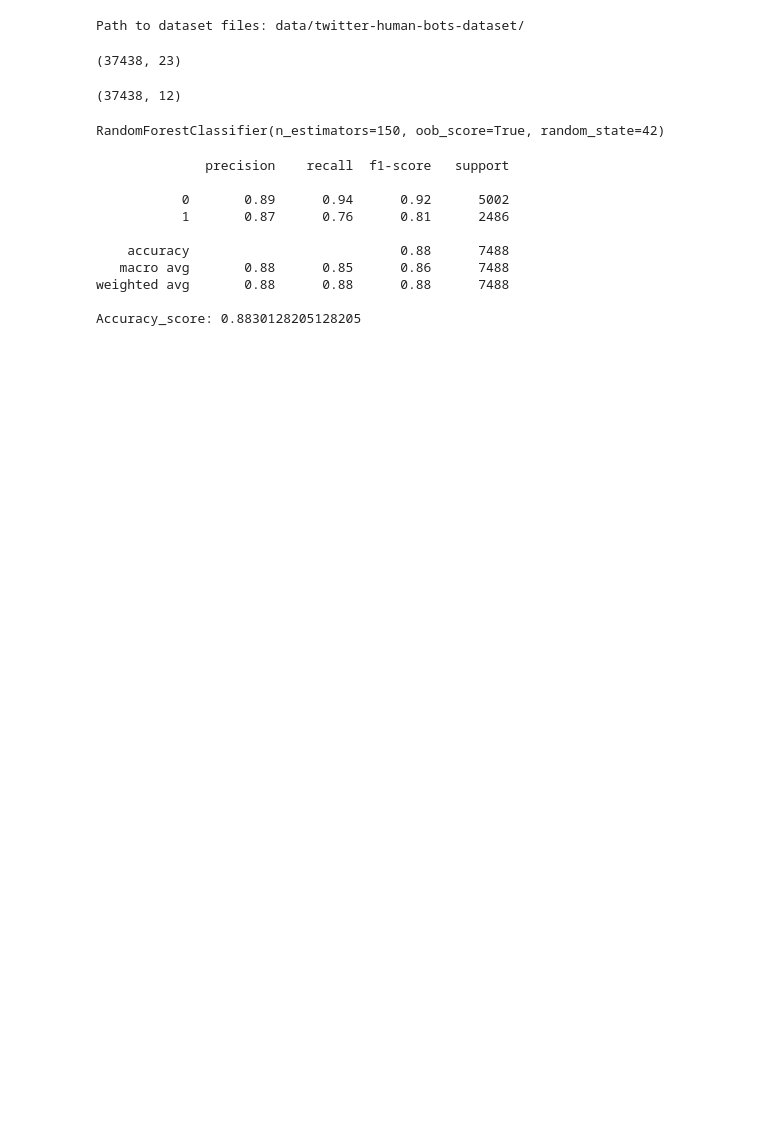
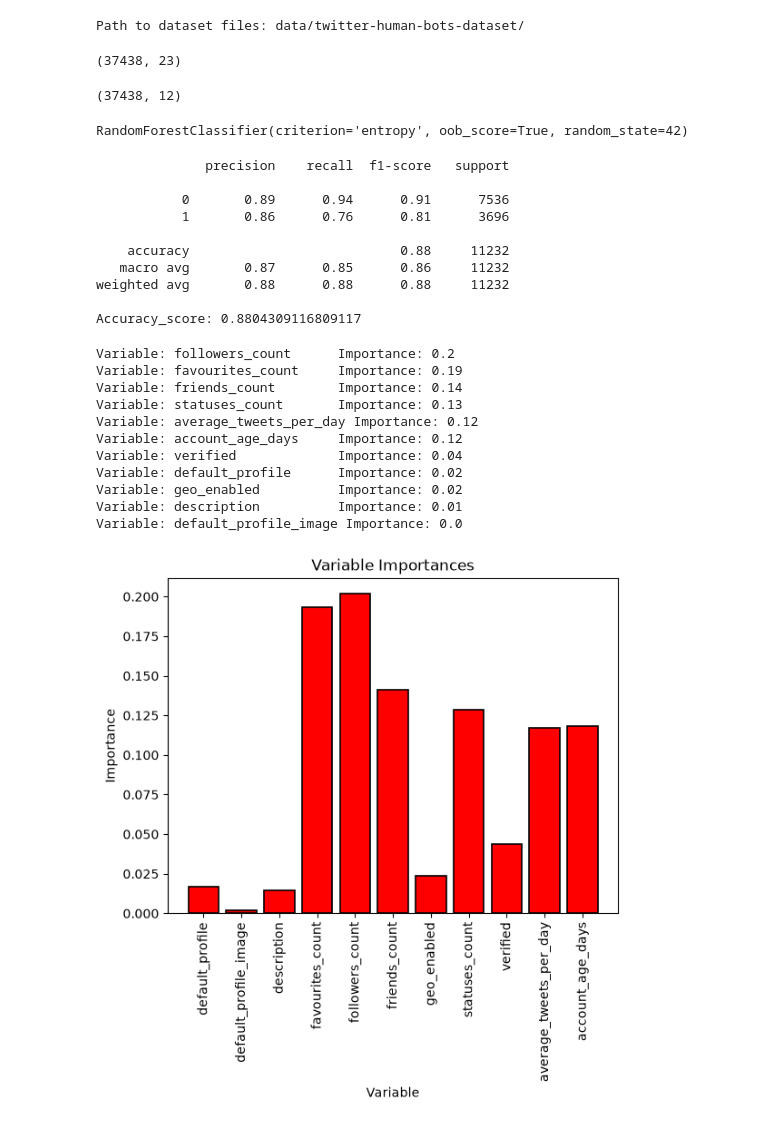
Before and after one commit to IchiroBanskota/Bot-Detection, a Jupyter notebook: Bot_Detection.ipynb, the cells around one changed output. Saved outputs shown, nothing was run; the diff lists cells and outputs as text; code cells hidden in the pictures; blank space fills up the shorter version.

```diff
--- a/Bot_Detection.ipynb
+++ b/Bot_Detection.ipynb
@@ -64,36 +69,73 @@ print(df.shape)
 y = df['account_type']
 x = df.drop(columns=['account_type'])
 
+# List of features for later use
+feature_list = list(x.columns)
+
 x_train, x_test, y_train, y_test = train_test_split(
     x, y,
-    test_size=0.2,
+    test_size=0.3,
     random_state=42
 )
 # %%
-# Model used.
-model = RandomForestClassifier(
-    n_estimators=150,
+# Random forest.
+rf_model = RandomForestClassifier(
+    n_estimators=100,
     random_state=42,
     oob_score=True,
+    criterion='entropy',
 )
 
-model.fit(x_train, y_train)
+rf_model.fit(x_train, y_train)
 # %% [output]
-RandomForestClassifier(n_estimators=150, oob_score=True, random_state=42)
+RandomForestClassifier(criterion='entropy', oob_score=True, random_state=42)
 # %%
-# Results.
-y_pred = model.predict(x_test)
+# Random forest results.
+rf_y_pred = rf_model.predict(x_test)
 
-print(classification_report(y_test, y_pred))
-print("Accuracy_score:", accuracy_score(y_test, y_pred))
+print(classification_report(y_test, rf_y_pred))
+print("Accuracy_score:", accuracy_score(y_test, rf_y_pred))
 # %% [output]
               precision    recall  f1-score   support
 
-           0       0.89      0.94      0.92      5002
-           1       0.87      0.76      0.81      2486
+           0       0.89      0.94      0.91      7536
+           1       0.86      0.76      0.81      3696
 
-    accuracy                           0.88      7488
-   macro avg       0.88      0.85      0.86      7488
-weighted avg       0.88      0.88      0.88      7488
+    accuracy                           0.88     11232
+   macro avg       0.87      0.85      0.86     11232
+weighted avg       0.88      0.88      0.88     11232
 
-Accuracy_score: 0.8830128205128205
+Accuracy_score: 0.8804309116809117
+# %%
+# Get numerical feature importances
+importances = list(rf_model.feature_importances_)
+
+# List of tuples with variable and importance
+feature_importances = [(feature, round(importance, 2)) for feature, importance in zip(feature_list, importances)]
+# Sort the feature importances by most important first
+feature_importances = sorted(feature_importances, key = lambda x: x[1], reverse = True)
+# Print out the feature and importances
+[print('Variable: {:20} Importance: {}'.format(*pair)) for pair in feature_importances]
+
+
+# list of x locations for plotting
+x_values = list(range(len(importances)))
+# Make a bar chart
+plt.bar(x_values, importances, orientation = 'vertical', color = 'r', edgecolor = 'k', linewidth = 1.2)
+# Tick labels for x axis
+plt.xticks(x_values, feature_list, rotation='vertical')
+# Axis labels and title
+plt.ylabel('Importance'); plt.xlabel('Variable'); plt.title('Variable Importances');
+# %% [output]
+Variable: followers_count      Importance: 0.2
+Variable: favourites_count     Importance: 0.19
+Variable: friends_count        Importance: 0.14
+Variable: statuses_count       Importance: 0.13
+Variable: average_tweets_per_day Importance: 0.12
+Variable: account_age_days     Importance: 0.12
+Variable: verified             Importance: 0.04
+Variable: default_profile      Importance: 0.02
+Variable: geo_enabled          Importance: 0.02
+Variable: description          Importance: 0.01
+Variable: default_profile_image Importance: 0.0
+[figure, added]
```
Also changed, not shown: parts of 4 cells of this notebook.
